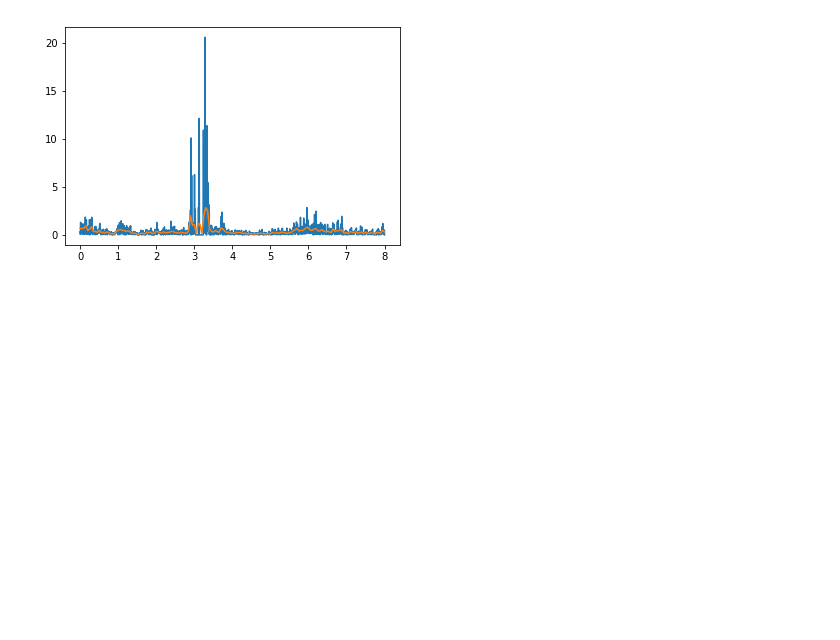
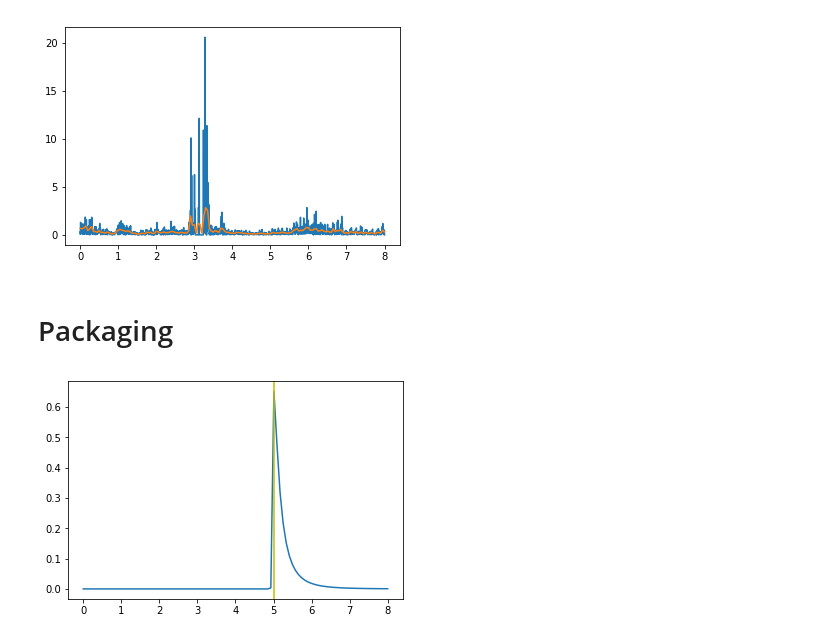
Before and after one commit to aleksejs-fomins/nest-mesoscopic-metric-test, a Jupyter notebook: codes/analysis_real/behaviour-analysis-template.ipynb, the cells around one changed output. Cells and saved outputs as stored; diff of their text form; code cells hidden in the pictures; blank space fills up the shorter version.

```diff
--- a/codes/analysis_real/behaviour-analysis-template.ipynb
+++ b/codes/analysis_real/behaviour-analysis-template.ipynb
@@ -176,3 +226,22 @@ plt.show()
 # %% [output]
 [figure]
 [figure]
+# %% [markdown]
+# Packaging
+# %%
+def lognorm(x, mu, s2, L):
+    lnorm = lambda x, s2 : np.exp( -np.log(x)**2/2/s2 ) / x / np.sqrt(2*np.pi*s2)
+
+    x_eff = (x - mu)/L + np.exp(-s2)
+    feasible = x_eff > 0
+    rez = np.zeros(x.shape)
+    rez[feasible] = lnorm(x_eff[feasible], s2)
+    return rez
+
+x = np.linspace(0, 8, 100)
+plt.figure()
+plt.plot(x, lognorm(x, 5, 1, 0.2))
+plt.axvline(x=5,ymin=0,ymax=1, color='y')
+plt.show()
+# %% [output]
+[figure, added]
```
Also changed, not shown: parts of 23 cells of this notebook, 12 other files.
